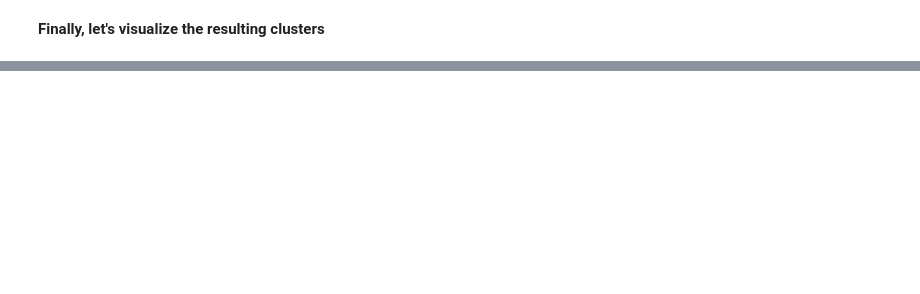
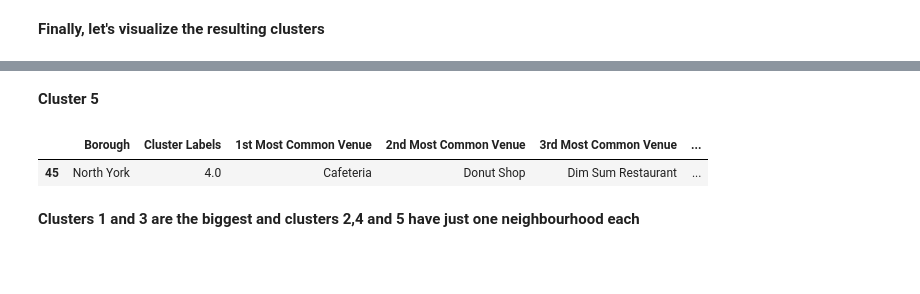
Before and after one commit to aitezazakhtar/Segmenting-and-Clustering-Neighborhoods-in-Toronto, a Jupyter notebook: segmenting and clustering.ipynb, the cells around one changed output, grey strips where cells are left out. Saved outputs shown, nothing was run; the diff lists cells and outputs as text; code cells hidden in the pictures; blank space fills up the shorter version.

```diff
--- a/segmenting and clustering.ipynb
+++ b/segmenting and clustering.ipynb
@@ -517,0 +576,11 @@ map_clusters
+# %% [markdown]
+**Cluster 5**
+# %%
+toronto_merged.loc[toronto_merged['Cluster Labels'] == 4, toronto_merged.columns[[1] + list(range(5, toronto_merged.shape[1]))]]
+# %% [output]
+|  | Borough | Cluster Labels | 1st Most Common Venue | 2nd Most Common Venue | 3rd Most Common Venue | ... |
+| 45 | North York | 4.0 | Cafeteria | Donut Shop | Dim Sum Restaurant | ... |
+# %% [markdown]
+**Clusters 1 and 3 are the biggest and clusters 2,4 and 5 have just one neighbourhood each**
+# %% [markdown]
+####
```
Also changed, not shown: parts of 10 cells of this notebook.
